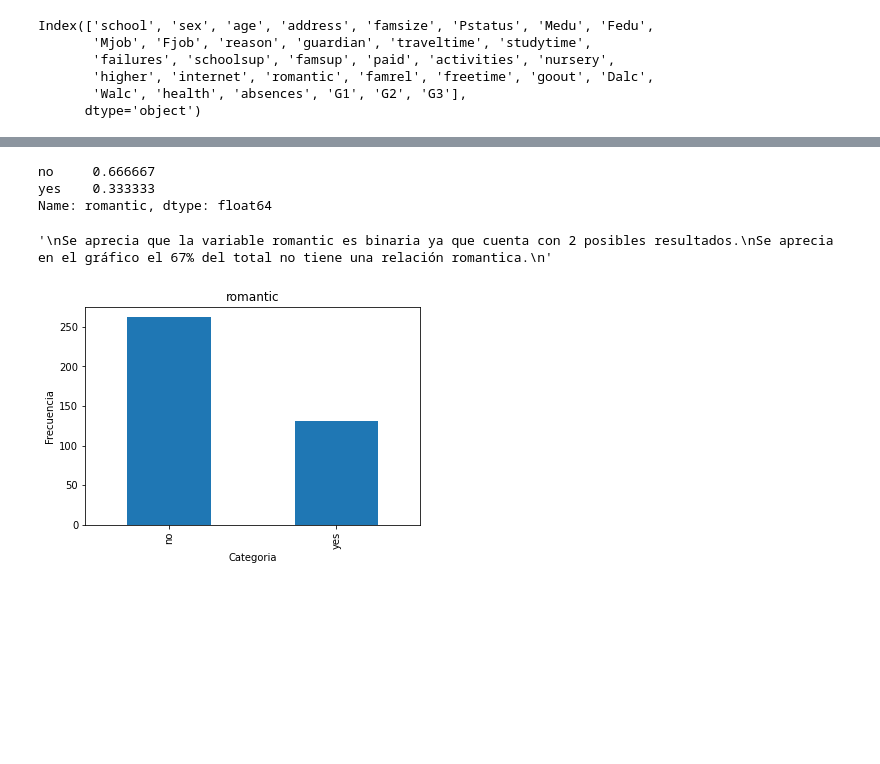
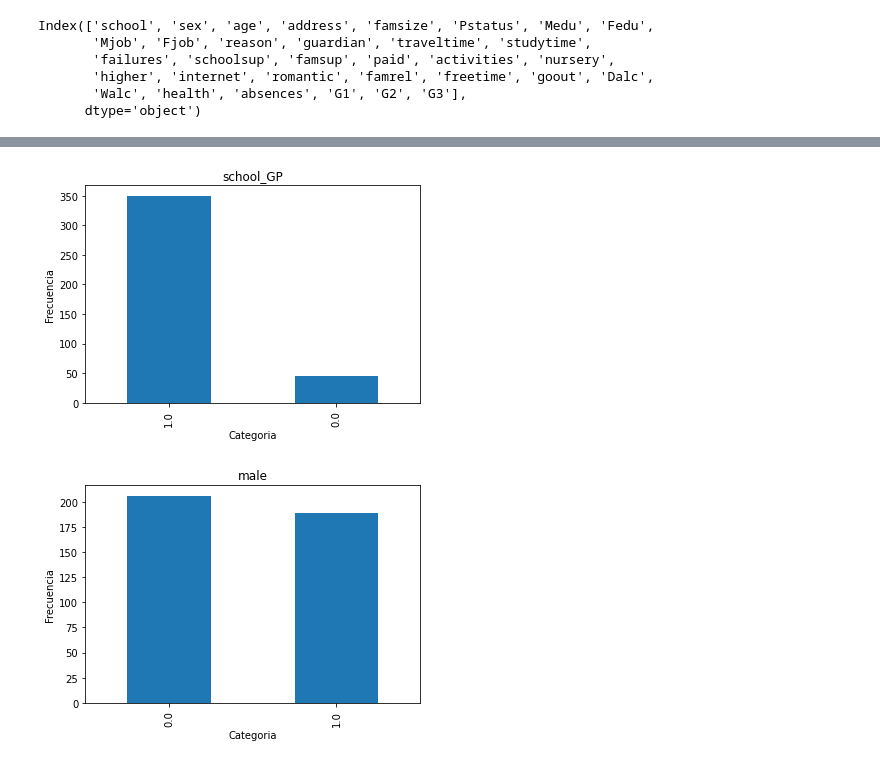
Before and after one commit to ramirinho10/prueba_fundamentos_data_science_python, a Jupyter notebook: Prueba - Student.ipynb, the cells around one changed output, grey strips where cells are left out. Drawn from its saved outputs; the diff is of its cells as text; code cells hidden in the pictures; blank space fills up the shorter version.

```diff
--- a/Prueba - Student.ipynb
+++ b/Prueba - Student.ipynb
@@ -716,16 +394,0 @@ Name: higher, dtype: float64
-# %%
-df["internet"].value_counts()
-
-df["internet"] = df["internet"].replace(["zero", "nulidade", "sem validade"], [np.nan]*3)
-
-df["internet"].value_counts()
-
-
-grafico_barra(df, "internet")
-
-print(df["internet"].value_counts('%'))
-
-"""
-Se aprecia que la variable higher es binaria ya que cuenta con 2 posibles resultados.
-Se aprecia en el gráfico el 83% del total de estudiantes cuenta con acceso a internet en el hogar.
-"""
@@ -738,23 +395,28 @@ Name: internet, dtype: float64
-# %%
-df["romantic"].value_counts()
-
-df["romantic"] = df["romantic"].replace(["zero", "nulidade", "sem validade"], [np.nan]*3)
-
-df["romantic"].value_counts()
-
-
-grafico_barra(df, "romantic")
-
-print(df["romantic"].value_counts('%'))
-
-"""
-Se aprecia que la variable romantic es binaria ya que cuenta con 2 posibles resultados.
-Se aprecia que la categoría "no" la cual indica que no tiene una relacion romantica es la categoria con mayor frecuencia,
-con un 67% del total.
-"""
-# %% [output]
-no     0.666667
-yes    0.333333
-Name: romantic, dtype: float64
-'\nSe aprecia que la variable romantic es binaria ya que cuenta con 2 posibles resultados.\nSe aprecia en el gráfico el 67% del total no tiene una relación romantica.\n'
-[figure, removed]
+# %%
+df["school"].value_counts(dropna=False)
+
+df["school_GP"] = df["school"].replace(["GP", "MS"], [1, 0])
+
+df = df.drop(['school'], axis=1)
+
+df["school_GP"] = df["school_GP"].replace([np.nan], [df["school_GP"].sample(random_state=10)])
+
+df["school_GP"].value_counts(dropna=False)
+
+fx.grafico_barra(df, "school_GP")
+# %% [output]
+[figure, added]
+# %%
+df["sex"].value_counts(dropna=False)
+
+df["male"] = df["sex"].replace(["M", "F"], [1, 0])
+
+df = df.drop(['sex'], axis=1)
+
+df["male"] = df["male"].replace([np.nan], [df["male"].sample(random_state=10)])
+
+df["male"].value_counts(dropna=False)
+
+fx.grafico_barra(df, "male")
+# %% [output]
+[figure, added]
```
Also changed, not shown: parts of 82 cells of this notebook, 4 other files.
